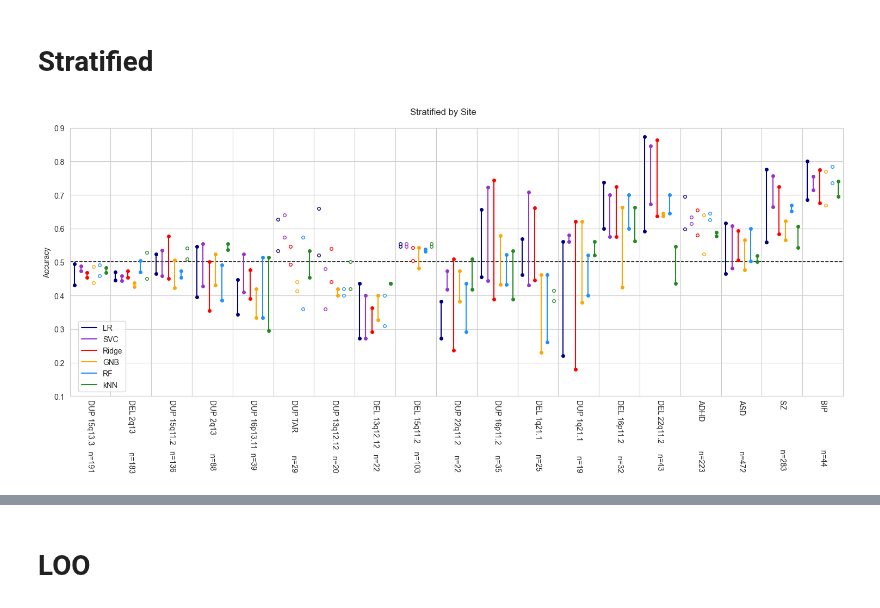
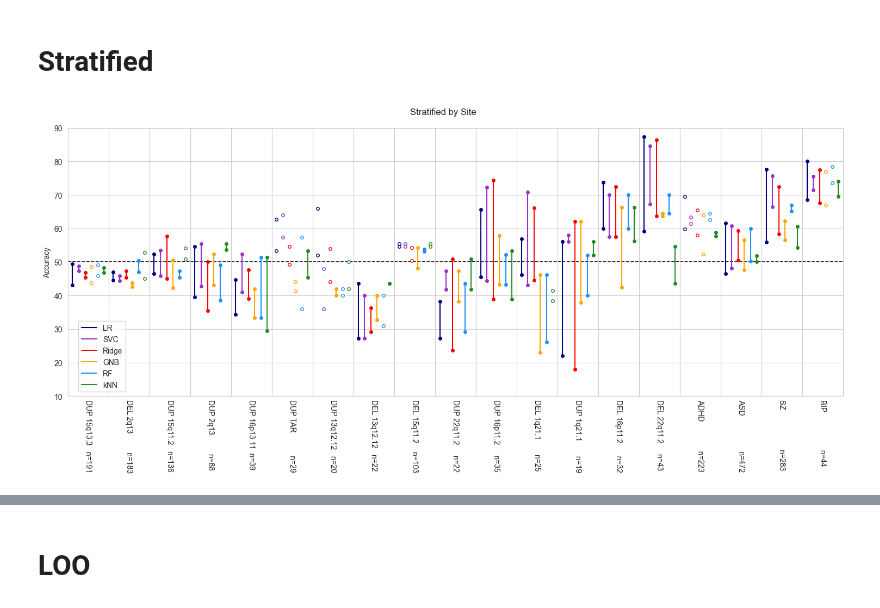
Before and after one commit to harveyaa/neuropsych_mtl, a Jupyter notebook: ML/benchmark_1/benchmark_1_plots.ipynb, the cells around one changed output, grey strips where cells are left out. Saved outputs shown, nothing was run; the diff lists cells and outputs as text; code cells hidden in the pictures.

Commit message:
added V2 plots

```diff
--- a/ML/benchmark_1/benchmark_1_plots.ipynb
+++ b/ML/benchmark_1/benchmark_1_plots.ipynb
@@ -12,10 +12,10 @@ res_p = '/Users/harveyaa/Documents/masters/neuropsych_mtl/ML/benchmark_1/results
 out_p = '/Users/harveyaa/Documents/masters/neuropsych_mtl/ML/benchmark_1/results/'
 
 strat_p = os.path.join(res_p,'stratify.csv')
-res_strat = pd.read_csv(strat_p,index_col=0,header=[0,1])
+res_strat = 100*pd.read_csv(strat_p,index_col=0,header=[0,1])
 
 loo_p = os.path.join(res_p,'LOO.csv')
-res_loo = pd.read_csv(loo_p,index_col=0,header=[0,1])
+res_loo = 100*pd.read_csv(loo_p,index_col=0,header=[0,1])
 # %%
 # DEFINTE CLASSIFIERS
 
@@ -119,7 +119,7 @@ cases_labels_loo.reverse()
 #################
 title = 'Stratified by Site'
 fig,ax = plt.subplots(1,len(cases_effect_order),figsize=(15,7),sharey=True,sharex=True)
-plt.yticks([0,0.1,0.2,0.3,0.4,0.5,0.6,0.7,0.8,0.9,1])
+plt.yticks([0,10,20,30,40,50,60,70,80,90,100])
 sns.set_style('whitegrid')
 colors = ['navy','darkorchid','red','orange','dodgerblue','forestgreen']
 
@@ -130,32 +130,32 @@ for j,case in enumerate(cases_effect_order):
         if conf_acc > conn_acc:
             mfc = 'white'
             ls =''
         else:
             mfc = colors[i]
             ls = '-'
 
         ax[j].plot(i,conn_acc,marker='o',color=colors[i],ms=4,markerfacecolor=mfc)
         ax[j].plot(i,conf_acc,marker='o',color=colors[i],ms=4,markerfacecolor=mfc)
         ax[j].plot((i,i),(conf_acc,conn_acc),color=colors[i],ls=ls,label=clf)
         ax[j].set_xticklabels([])
         ax[j].set_xticks([])
         ax[j].set_xlim(-0.75,5.75)
         ax[j].set_xlabel(cases_labels[j],rotation=270)
 
         lines = ax[j].get_ygridlines()
         b = lines[5]
         b.set_color('black')
         b.set_linewidth(1.15)
         b.set_linestyle('--')
 
 handles, _ = ax[-2].get_legend_handles_labels()
 labels = clfs
 ax[0].set_ylabel('Accuracy')
 fig.legend(handles, labels, loc=(0.05,0.23))
 plt.suptitle(title)
-plt.ylim(0.1,0.9)
+plt.ylim(10,90)
 plt.tight_layout()
 plt.subplots_adjust(wspace=0)
 plt.savefig(os.path.join(out_p,'stratify.png'),dpi=300)
 # %% [output]
-[figure, old version]
+[figure, new version]
```
Also changed, not shown: parts of 3 cells of this notebook.
